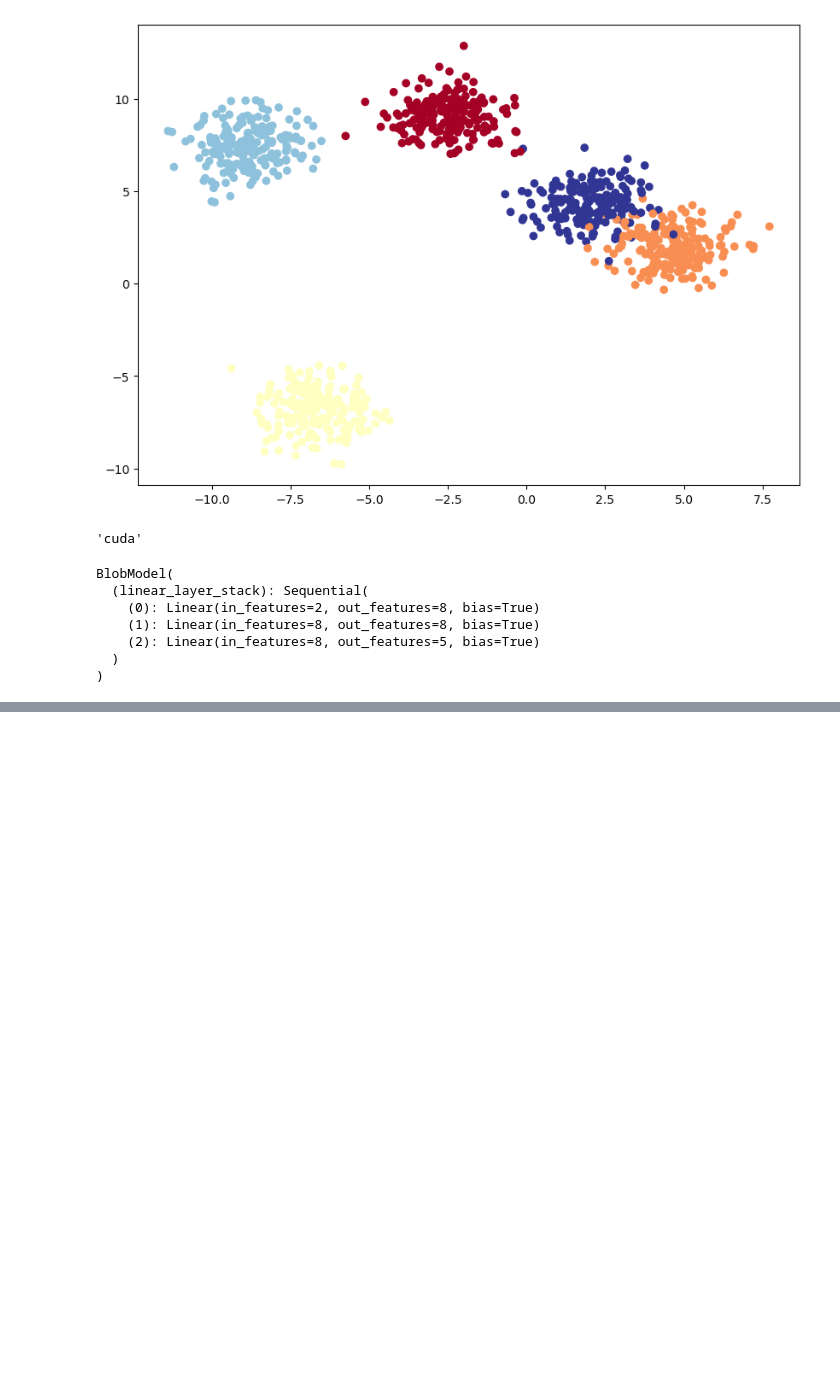
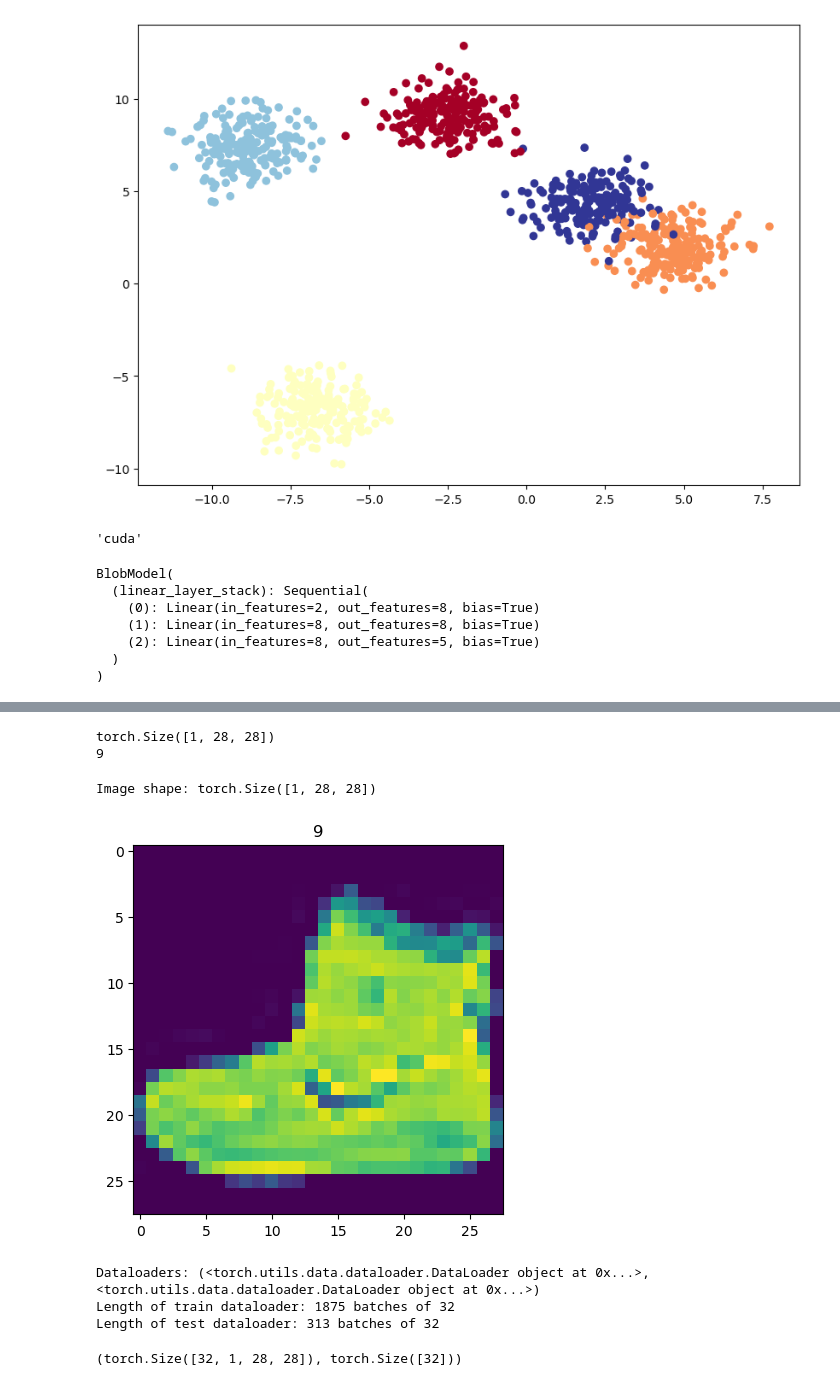
Before and after one commit to MeAmarP/pytorch-projects, a Jupyter notebook: fundamentals/letsgo.ipynb, the cells around one changed output, grey strips where cells are left out. Cells and saved outputs as stored; diff of their text form; code cells hidden in the pictures; blank space fills up the shorter version.

Commit message:
playaround torch tensor

```diff
--- a/fundamentals/letsgo.ipynb
+++ b/fundamentals/letsgo.ipynb
@@ -672,0 +853,3 @@ optimizer = torch.optim.SGD(model_4.parameters(),lr=0.1)
+# %%
+train_data = datasets.FashionMNIST(root="data", train=True, download=True, transform=ToTensor(), target_transform=None)
+test_data = datasets.FashionMNIST(root="data", train=False, download=True, transform=ToTensor())
@@ -672,0 +871,16 @@ optimizer = torch.optim.SGD(model_4.parameters(),lr=0.1)
+# %%
+img,label = train_data[0]
+# %%
+print(img.shape)
+print(label)
+# %% [output]
+torch.Size([1, 28, 28])
+9
+# %%
+import matplotlib.pyplot as plt
+print(f"Image shape: {img.shape}")
+plt.imshow(img.squeeze()) # image shape is [1, 28, 28] (colour channels, height, width)
+plt.title(label);
+# %% [output]
+Image shape: torch.Size([1, 28, 28])
+[figure, added]
@@ -672,0 +892,15 @@ optimizer = torch.optim.SGD(model_4.parameters(),lr=0.1)
+# %%
+# Let's check out what we've created
+print(f"Dataloaders: {train_dataloader, test_dataloader}")
+print(f"Length of train dataloader: {len(train_dataloader)} batches of {BATCH_SIZE}")
+print(f"Length of test dataloader: {len(test_dataloader)} batches of {BATCH_SIZE}")
+# %% [output]
+Dataloaders: (<torch.utils.data.dataloader.DataLoader object at 0x...>, <torch.utils.data.dataloader.DataLoader object at 0x...>)
+Length of train dataloader: 1875 batches of 32
+Length of test dataloader: 313 batches of 32
+# %%
+# Check out what's inside the training dataloader
+train_features_batch, train_labels_batch = next(iter(train_dataloader))
+train_features_batch.shape, train_labels_batch.shape
+# %% [output]
+(torch.Size([32, 1, 28, 28]), torch.Size([32]))
```
Also changed, not shown: parts of 42 cells of this notebook.
